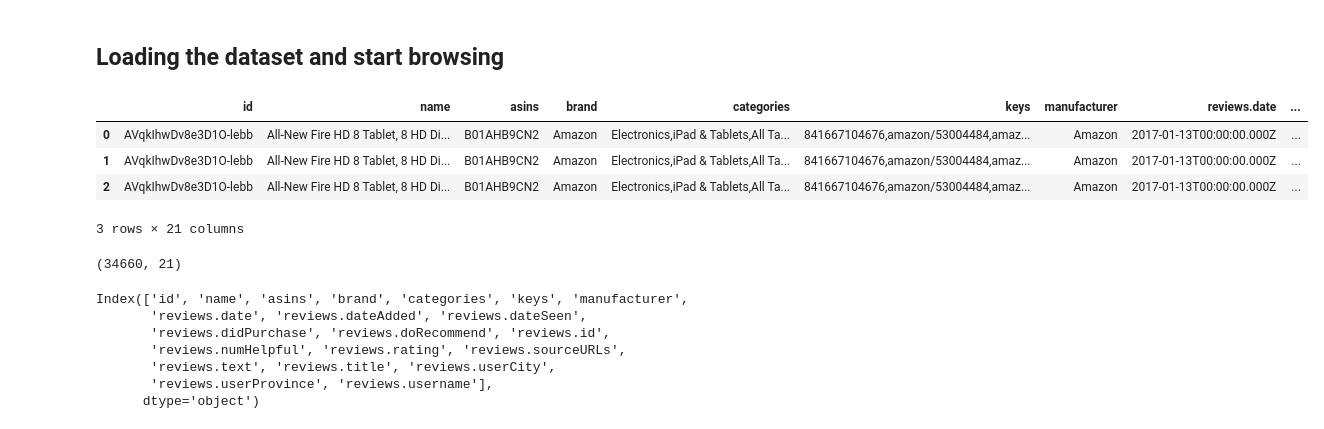
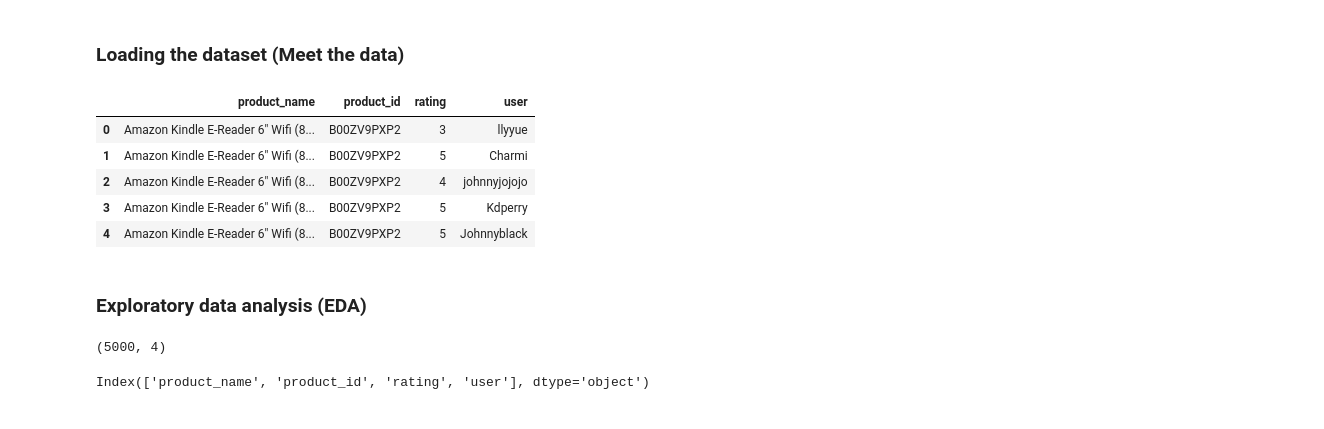
Before and after one commit to jamalla/amazin_products_recsys_evaluation, a Jupyter notebook: eda_model.ipynb, the cells around one changed output. Cells and saved outputs as stored; diff of their text form; code cells hidden in the pictures.

```diff
--- a/eda_model.ipynb
+++ b/eda_model.ipynb
@@ -1,2 +14,2 @@
 # %% [markdown]
-## Loading the dataset and start browsing
+### Loading the dataset (Meet the data)
@@ -9,28 +16,32 @@ df = pd.read_csv(r'datasets_src\\1429_1.csv', low_memory=False)
+# %%
+# Reading the dataset (CSV file)
+csv_file_path = r'datasets_src\\Datafiniti_Amazon_Consumer_Reviews_of_Amazon_Products.csv'
+selected_cols_list = ['name', 'asins', 'reviews.rating', 'reviews.username']
+df = pd.read_csv(csv_file_path, usecols=selected_cols_list, encoding='utf8' ,low_memory=False)
+# Rename the selected cols
+df.columns = ['product_name', 'product_id', 'rating', 'user']
 # %%
 # Preview the first five rows of the dataset
-df.head(3)
+df.head()
 # %% [output]
-|  | id | name | asins | brand | categories | keys | manufacturer | reviews.date | ... |
-| 0 | AVqkIhwDv8e3D1O-lebb | All-New Fire HD 8 Tablet, 8 HD Di... | B01AHB9CN2 | Amazon | Electronics,iPad & Tablets,All Ta... | 841667104676,amazon/53004484,amaz... | Amazon | 2017-01-13T00:00:00.000Z | ... |
-| 1 | AVqkIhwDv8e3D1O-lebb | All-New Fire HD 8 Tablet, 8 HD Di... | B01AHB9CN2 | Amazon | Electronics,iPad & Tablets,All Ta... | 841667104676,amazon/53004484,amaz... | Amazon | 2017-01-13T00:00:00.000Z | ... |
-| 2 | AVqkIhwDv8e3D1O-lebb | All-New Fire HD 8 Tablet, 8 HD Di... | B01AHB9CN2 | Amazon | Electronics,iPad & Tablets,All Ta... | 841667104676,amazon/53004484,amaz... | Amazon | 2017-01-13T00:00:00.000Z | ... |
+|  | product_name | product_id | rating | user |
+| 0 | Amazon Kindle E-Reader 6" Wifi (8... | B00ZV9PXP2 | 3 | llyyue |
+| 1 | Amazon Kindle E-Reader 6" Wifi (8... | B00ZV9PXP2 | 5 | Charmi |
+| 2 | Amazon Kindle E-Reader 6" Wifi (8... | B00ZV9PXP2 | 4 | johnnyjojojo |
+| 3 | Amazon Kindle E-Reader 6" Wifi (8... | B00ZV9PXP2 | 5 | Kdperry |
+| 4 | Amazon Kindle E-Reader 6" Wifi (8... | B00ZV9PXP2 | 5 | Johnnyblack |
-3 rows × 21 columns
+# %% [markdown]
+### Exploratory data analysis (EDA)
 # %%
 # Preview the shape of the dataset
 df.shape
 # %% [output]
-(34660, 21)
+(5000, 4)
 # %%
 # Preview the columns of the dataset
 df.columns
 # %% [output]
-Index(['id', 'name', 'asins', 'brand', 'categories', 'keys', 'manufacturer',
-       'reviews.date', 'reviews.dateAdded', 'reviews.dateSeen',
-       'reviews.didPurchase', 'reviews.doRecommend', 'reviews.id',
-       'reviews.numHelpful', 'reviews.rating', 'reviews.sourceURLs',
-       'reviews.text', 'reviews.title', 'reviews.userCity',
-       'reviews.userProvince', 'reviews.username'],
-      dtype='object')
+Index(['product_name', 'product_id', 'rating', 'user'], dtype='object')
 # %%
 # Preview the data types of the columns
 df.dtypes
```
Also changed, not shown: parts of 30 cells of this notebook, 4 other files.
